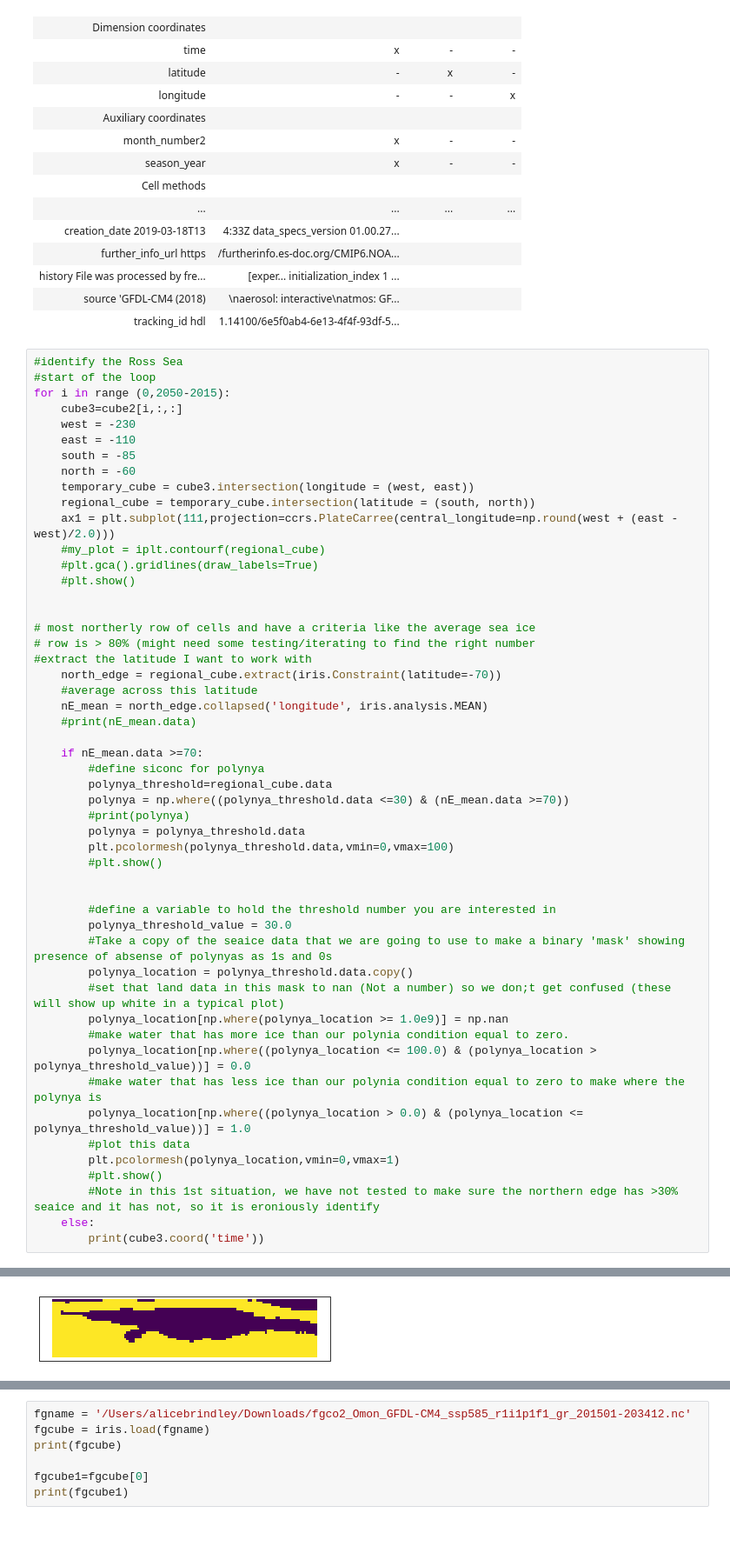
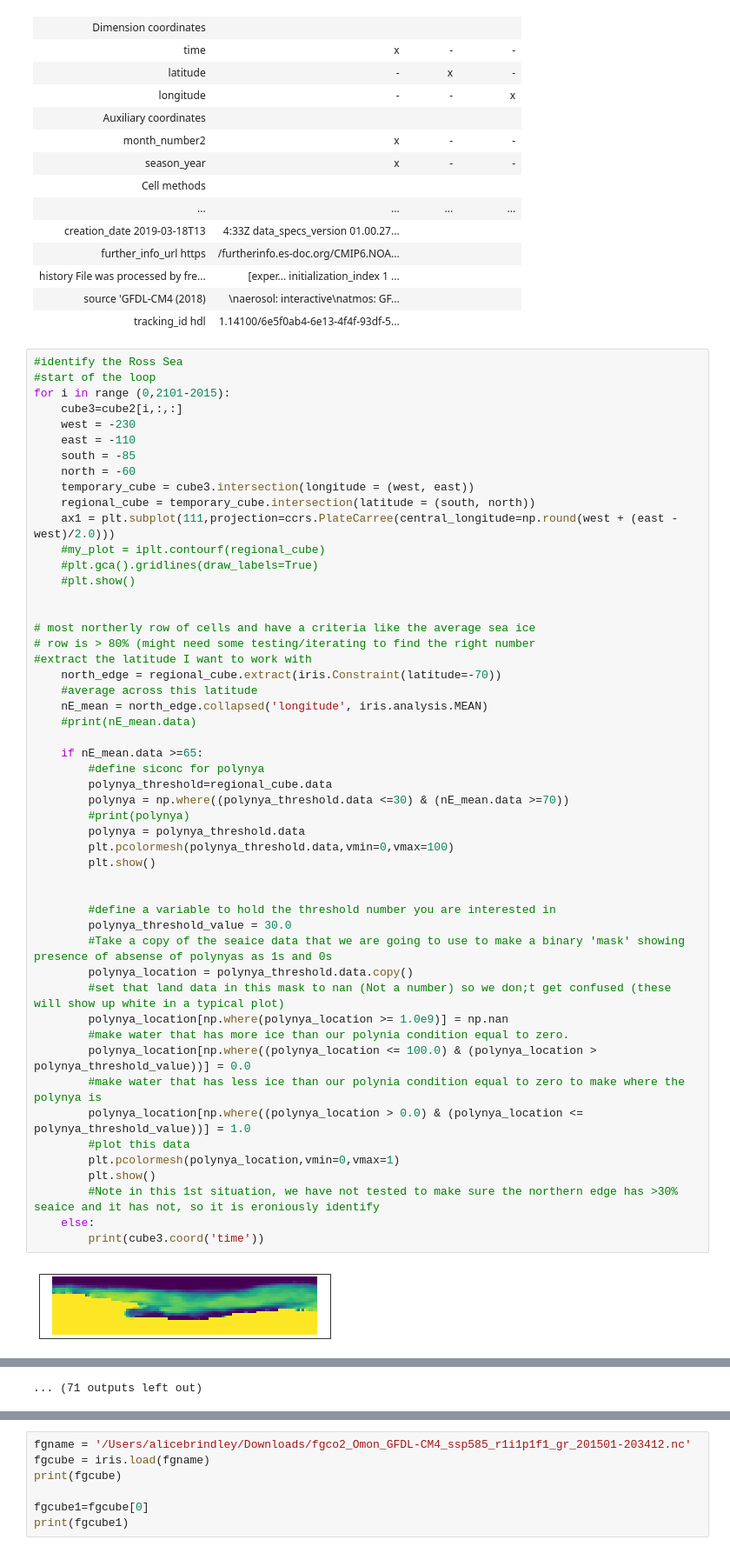
Before and after one commit to ab1261/dissertation_script, a Jupyter notebook: siconc_GDFL_CMv2.ipynb, the cells around one changed output, grey strips where cells are left out. Shown at 87% size. Cells and saved outputs as stored; diff of their text form.

```diff
--- a/siconc_GDFL_CMv2.ipynb
+++ b/siconc_GDFL_CMv2.ipynb
@@ -69,7 +69,7 @@ cube2.aggregated_by(['season_year'], iris.analysis.MEAN)
 # %%
 #identify the Ross Sea
 #start of the loop
-for i in range (0,2050-2015):
+for i in range (0,2101-2015):
     cube3=cube2[i,:,:]
     west = -230
     east = -110
@@ -88,33 +88,34 @@ for i in range (0,2050-2015):
 #extract the latitude I want to work with
     north_edge = regional_cube.extract(iris.Constraint(latitude=-70))
     #average across this latitude
     nE_mean = north_edge.collapsed('longitude', iris.analysis.MEAN)
     #print(nE_mean.data)
 
-    if nE_mean.data >=70:
+    if nE_mean.data >=65:
         #define siconc for polynya
         polynya_threshold=regional_cube.data
         polynya = np.where((polynya_threshold.data <=30) & (nE_mean.data >=70))
         #print(polynya)
         polynya = polynya_threshold.data
         plt.pcolormesh(polynya_threshold.data,vmin=0,vmax=100)
-        #plt.show()
+        plt.show()
 
 
         #define a variable to hold the threshold number you are interested in
         polynya_threshold_value = 30.0
         #Take a copy of the seaice data that we are going to use to make a binary 'mask' showing presence of absense of polynyas as 1s and 0s
         polynya_location = polynya_threshold.data.copy()
         #set that land data in this mask to nan (Not a number) so we don;t get confused (these will show up white in a typical plot)
         polynya_location[np.where(polynya_location >= 1.0e9)] = np.nan
         #make water that has more ice than our polynia condition equal to zero.
         polynya_location[np.where((polynya_location <= 100.0) & (polynya_location > polynya_threshold_value))] = 0.0
         #make water that has less ice than our polynia condition equal to zero to make where the polynya is
         polynya_location[np.where((polynya_location > 0.0) & (polynya_location <= polynya_threshold_value))] = 1.0
         #plot this data
         plt.pcolormesh(polynya_location,vmin=0,vmax=1)
-        #plt.show()
+        plt.show()
         #Note in this 1st situation, we have not tested to make sure the northern edge has >30% seaice and it has not, so it is eroniously identify
     else:
         print(cube3.coord('time'))
 # %% [output]
+[figure, new version]
@@ -141 +125,0 @@ DimCoord([2049-12-16 12:00:00], bounds=[[2049-12-01 00:00:00, 2050-01-01 00:00:0
-[figure, old version]
@@ -141,0 +133 @@ DimCoord([2049-12-16 12:00:00], bounds=[[2049-12-01 00:00:00, 2050-01-01 00:00:0
+... (71 outputs left out)
```
Also changed, not shown: parts of 6 cells of this notebook.
